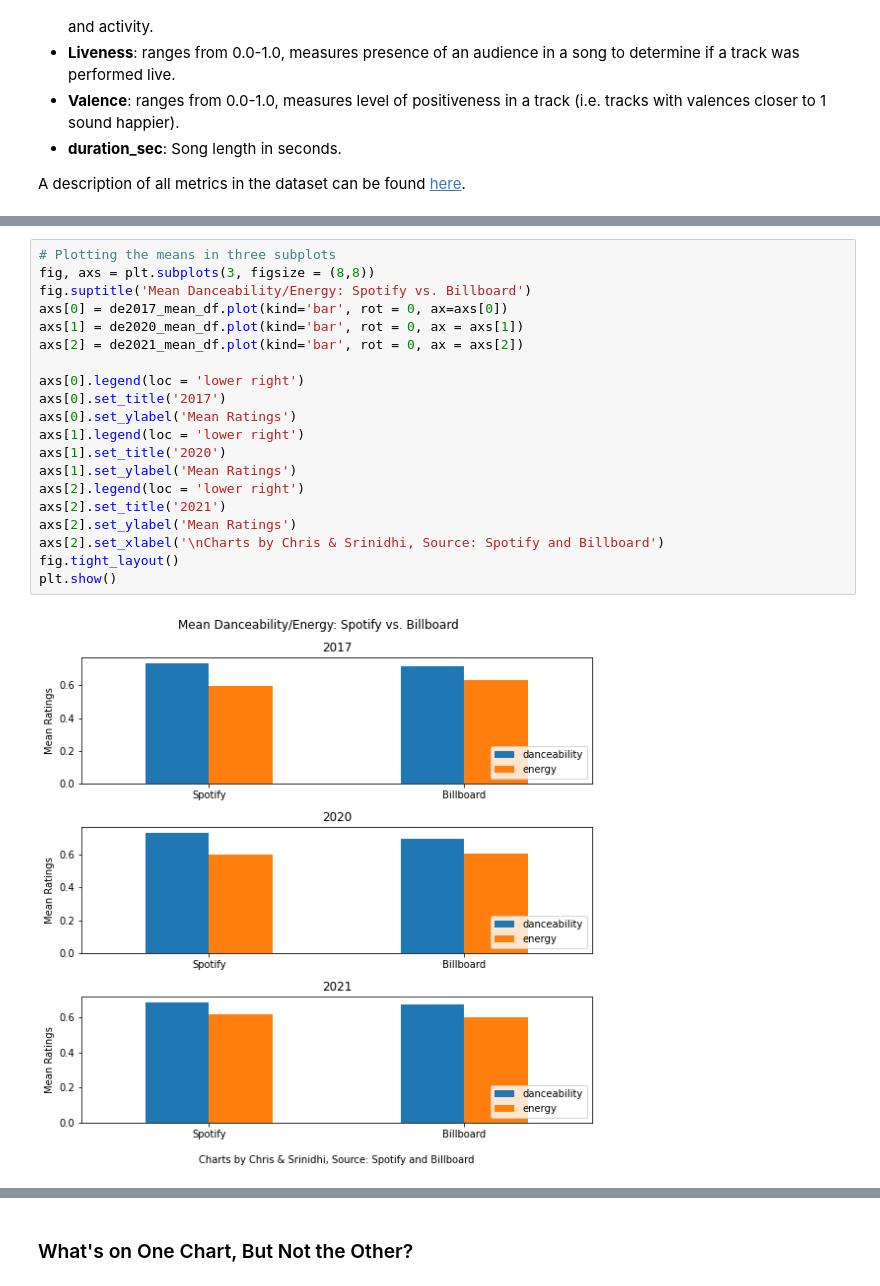
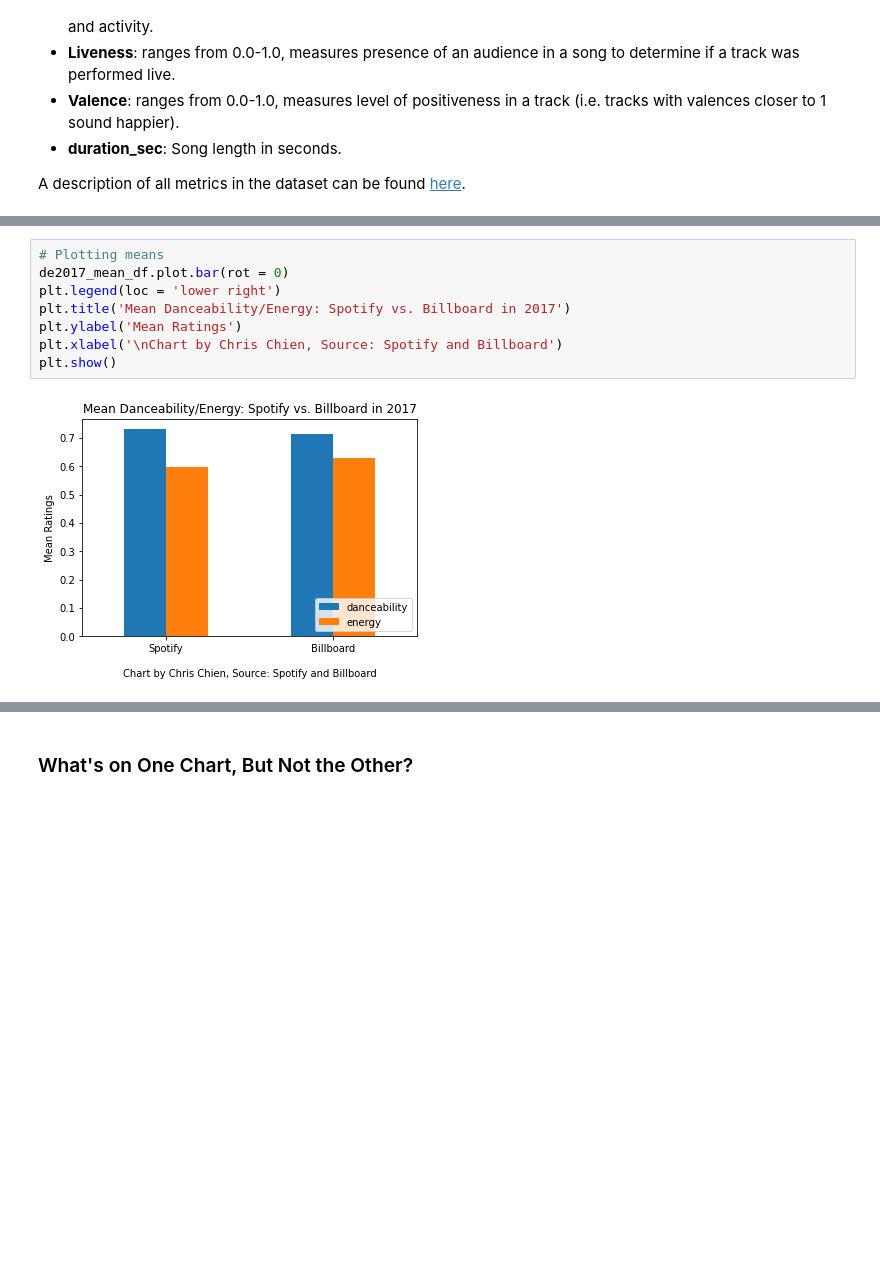
Before and after one commit to mbod/comm318_F21_Project_Group2, a Jupyter notebook: final_data_story/Are Songs Popular On the Spotify and Billboard Charts All That Different?.ipynb, the cells around one changed output, grey strips where cells are left out. Saved outputs shown, nothing was run; the diff lists cells and outputs as text; blank space fills up the shorter version.

```diff
--- a/final_data_story/Are Songs Popular On the Spotify and Billboard Charts All That Different?.ipynb
+++ b/final_data_story/Are Songs Popular On the Spotify and Billboard Charts All That Different?.ipynb
@@ -167,23 +150,11 @@ de2021_mean_df = pd.DataFrame({'danceability' : dance_2021, 'energy' : energy_20
 # %%
-# Plotting the means in three subplots
-fig, axs = plt.subplots(3, figsize = (8,8))
-fig.suptitle('Mean Danceability/Energy: Spotify vs. Billboard')
-axs[0] = de2017_mean_df.plot(kind='bar', rot = 0, ax=axs[0])
-axs[1] = de2020_mean_df.plot(kind='bar', rot = 0, ax = axs[1])
-axs[2] = de2021_mean_df.plot(kind='bar', rot = 0, ax = axs[2])
-
-axs[0].legend(loc = 'lower right')
-axs[0].set_title('2017')
-axs[0].set_ylabel('Mean Ratings')
-axs[1].legend(loc = 'lower right')
-axs[1].set_title('2020')
-axs[1].set_ylabel('Mean Ratings')
-axs[2].legend(loc = 'lower right')
-axs[2].set_title('2021')
-axs[2].set_ylabel('Mean Ratings')
-axs[2].set_xlabel('\nCharts by Chris & Srinidhi, Source: Spotify and Billboard')
-fig.tight_layout()
+# Plotting means
+de2017_mean_df.plot.bar(rot = 0)
+plt.legend(loc = 'lower right')
+plt.title('Mean Danceability/Energy: Spotify vs. Billboard in 2017')
+plt.ylabel('Mean Ratings')
+plt.xlabel('\nChart by Chris Chien, Source: Spotify and Billboard')
 plt.show()
 # %% [output]
-[figure, old version]
+[figure, new version]
 # %% [markdown]
```
Also changed, not shown: parts of 36 cells of this notebook, 22 other files.
